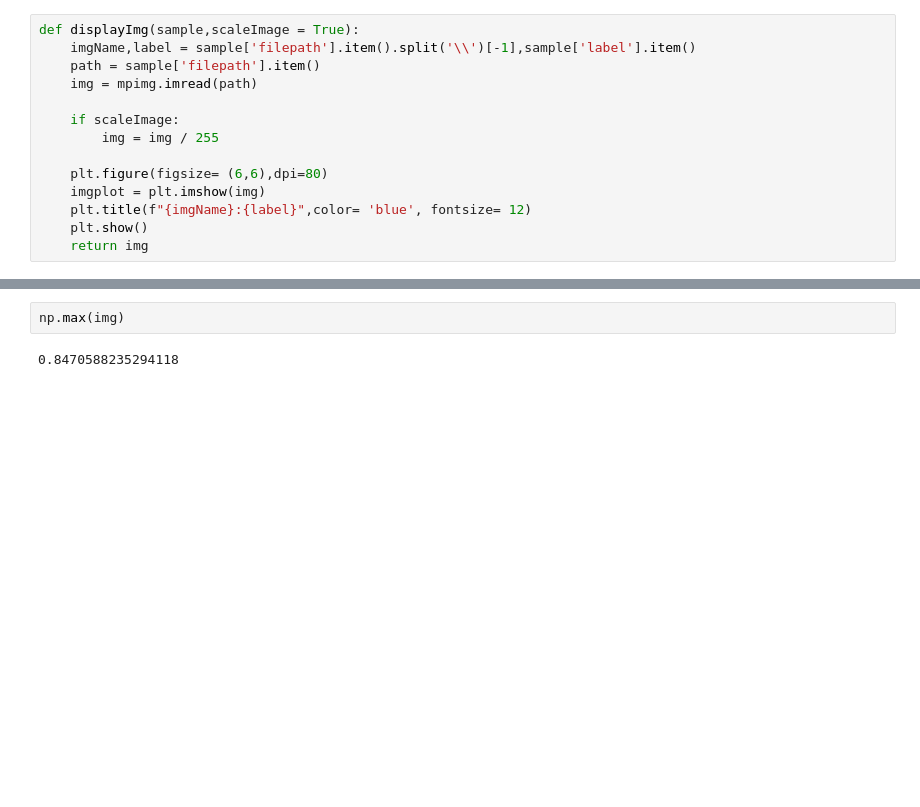
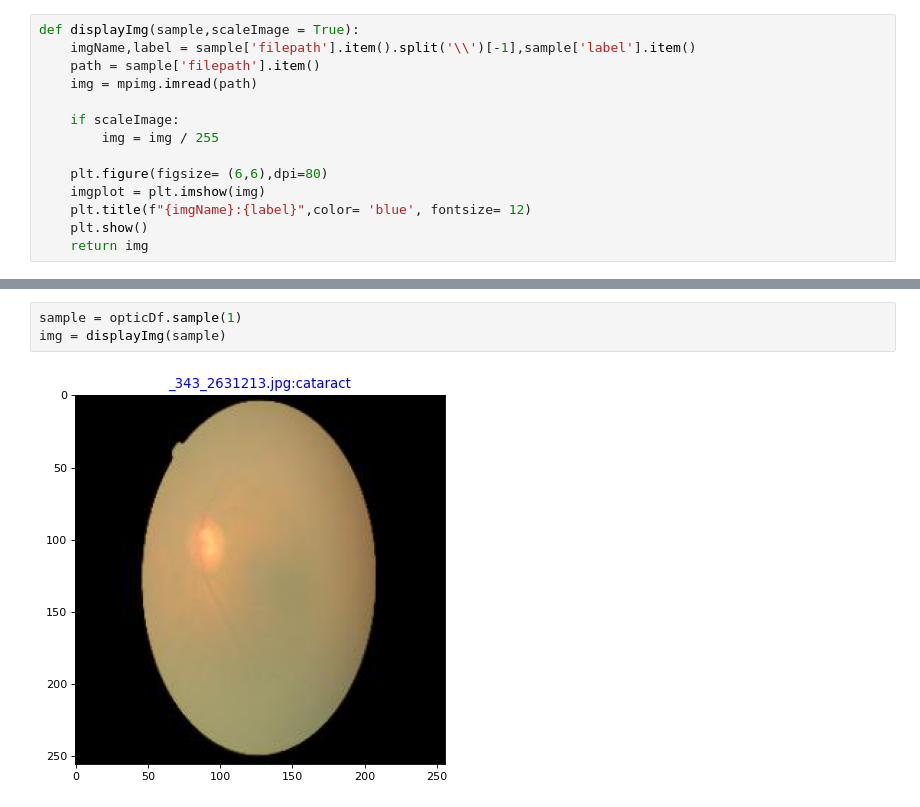
Before and after one commit to AsutoshDalei/Optic-Diseases, a Jupyter notebook: notebooks/OpticDiseasesExploration.ipynb, the cells around one changed output, grey strips where cells are left out. Cells and saved outputs as stored; diff of their text form; blank space fills up the shorter version.

```diff
--- a/notebooks/OpticDiseasesExploration.ipynb
+++ b/notebooks/OpticDiseasesExploration.ipynb
@@ -90,4 +130,5 @@ img = displayImg(sample)
 # %%
-np.max(img)
+sample = opticDf.sample(1)
+img = displayImg(sample)
 # %% [output]
-0.8470588235294118
+[figure, added]
```
Also changed, not shown: parts of 14 cells of this notebook, 2 other files.
